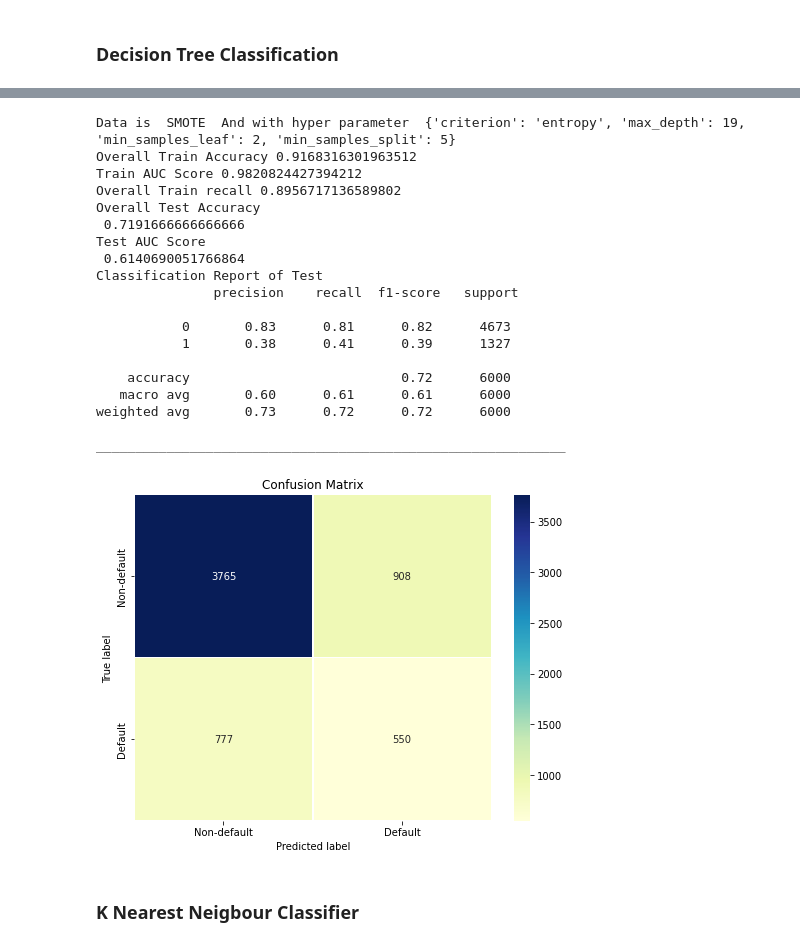
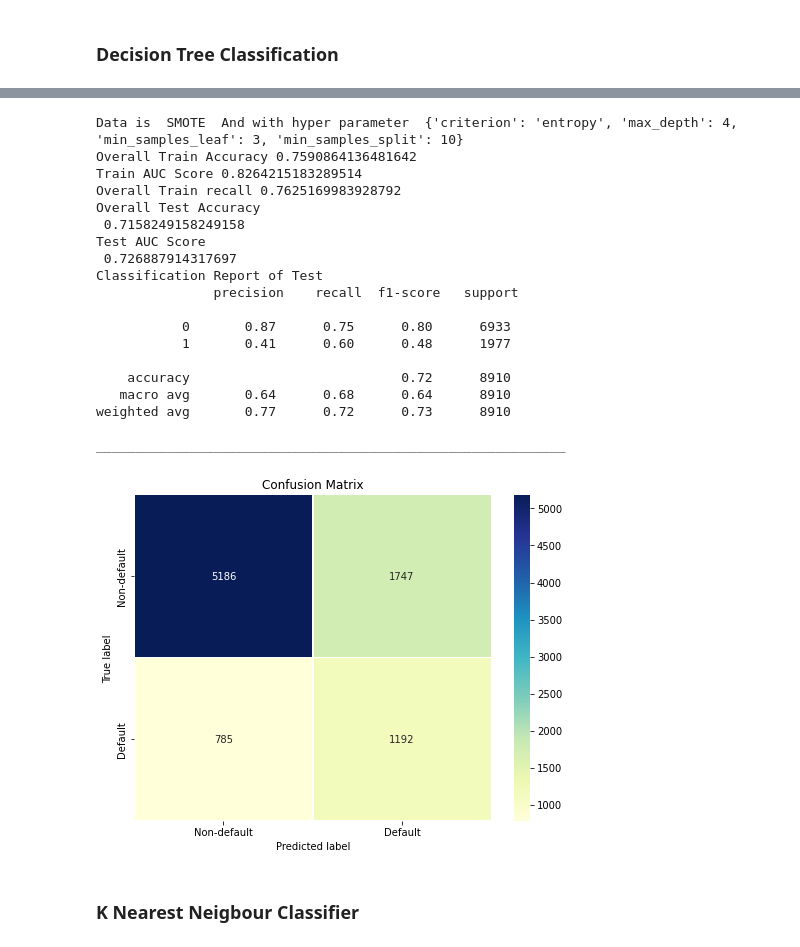
Before and after one commit to krishna9734/Credit-Card-Default-Prediction, a Jupyter notebook: Copy_of_Credit_Card_Default_Prediction_Capstone_Project.ipynb, the cells around one changed output, grey strips where cells are left out. Cells and saved outputs as stored; diff of their text form; code cells hidden in the pictures.

```diff
--- a/Copy_of_Credit_Card_Default_Prediction_Capstone_Project.ipynb
+++ b/Copy_of_Credit_Card_Default_Prediction_Capstone_Project.ipynb
@@ -563,4 +601,4 @@ from sklearn.model_selection import train_test_split
 X = balanced_df_new.drop(['IsDefaulter'], axis=1)
 y = balanced_df_new['IsDefaulter']
 # X_train, X_test, y_train, y_test = train_test_split(X,y, test_size=0.2, random_state=0)
-X_train, X_test, y_train, y_test = train_test_split(X, y, test_size=0.2,random_state=42,stratify=y)
+X_train, X_test, y_train, y_test = train_test_split(X, y, test_size=0.3,random_state=42,stratify=y)
@@ -571,9 +605,14 @@ categorical_cols = ['gender','marital_status','education','payment_status_sept',
 # %% [markdown]
 ## **SMOTE** to balance the data
 # %%
+# Importing SMOTE
+from imblearn.over_sampling import SMOTE
 # SMOTE: Synthetic Minority Oversampling Technique
 sm = SMOTE(random_state=42)
-x_smote, y_smote = sm.fit_resample(X_train, y_train)
+X_smote, y_smote = sm.fit_resample(X_train, y_train)
 print(len(y_smote))
-print(y_smote)
+print(y_smote.sum())
+X_train = [X_smote]
+y_train = [y_smote]
+name = ['SMOTE']
 # %% [output]
@@ -593,5 +620,0 @@ Name: IsDefaulter, Length: 37382, dtype: int64
-# %%
-## Storing original Dataset
-X_train = [x_smote]
-y_train = [y_smote]
-name = ['SMOTE']
@@ -758,10 +745,10 @@ Tuned Random Tree Parameters: {'criterion': 'entropy', 'max_depth': 6, 'max_feat
 ____________________________________________________________________________________________________
 # %%
 # Best Parameter of each Sampling Method
-param_rf = [{'criterion': 'gini', 'max_depth': 4, 'max_features': 1, 'min_samples_leaf': 5, 'min_samples_split': 11, 'n_estimators': 90}]
+param_rf = [{'criterion': 'gini', 'max_depth': 7, 'max_features': 2, 'min_samples_leaf': 12, 'min_samples_split': 7, 'n_estimators': 117}]
 # Result of each Sampling Method
 index = [0]
-for Xtrain,ytrain,sampleName,index in zip(X_train,y_train,name,index):
+for Xtrain,ytrain,sampleName,index in zip(xtrain_data,ytrain_data,name,index):
     print('Data is ',sampleName ,' And with hyper parameter ',param_rf[index])
     model_eval(RandomForestClassifier(**param_rf[index],random_state= 42), Xtrain, ytrain,X_test,y_test)
     print("_" * 60)
@@ -812,34 +798,34 @@ Tuned Decision Tree Parameters: {'criterion': 'entropy', 'max_depth': 19, 'min_s
 ____________________________________________________________________________________________________
 # %%
 # Best Parameter of each Sampling Method
-param_dt = [{'criterion': 'entropy', 'max_depth': 19, 'min_samples_leaf': 2, 'min_samples_split': 5}]
-# Setting the result of each Sampling Method
+param_dt = [{'criterion': 'entropy', 'max_depth': 4, 'min_samples_leaf': 3, 'min_samples_split': 10}]
+# Result of each Sampling Method
 index = [0]
 for Xtrain,ytrain,sampleName,index in zip(X_train,y_train,name,index):
     print('Data is ',sampleName ,' And with hyper parameter ',param_dt[index])
     model_eval(DecisionTreeClassifier(**param_dt[index],random_state= 42), Xtrain,ytrain,X_test,y_test)
     print("_" * 60)
 # %% [output]
-Data is  SMOTE  And with hyper parameter  {'criterion': 'entropy', 'max_depth': 19, 'min_samples_leaf': 2, 'min_samples_split': 5}
-Overall Train Accuracy 0.9168316301963512
-Train AUC Score 0.9820824427394212
-Overall Train recall 0.8956717136589802
+Data is  SMOTE  And with hyper parameter  {'criterion': 'entropy', 'max_depth': 4, 'min_samples_leaf': 3, 'min_samples_split': 10}
+Overall Train Accuracy 0.7590864136481642
+Train AUC Score 0.8264215183289514
+Overall Train recall 0.7625169983928792
 Overall Test Accuracy
- 0.7191666666666666
+ 0.7158249158249158
 Test AUC Score
- 0.6140690051766864
+ 0.726887914317697
 Classification Report of Test
                precision    recall  f1-score   support
 
-           0       0.83      0.81      0.82      4673
-           1       0.38      0.41      0.39      1327
+           0       0.87      0.75      0.80      6933
+           1       0.41      0.60      0.48      1977
 
-    accuracy                           0.72      6000
-   macro avg       0.60      0.61      0.61      6000
-weighted avg       0.73      0.72      0.72      6000
+    accuracy                           0.72      8910
+   macro avg       0.64      0.68      0.64      8910
+weighted avg       0.77      0.72      0.73      8910
 
 ____________________________________________________________
-[figure, old version]
+[figure, new version]
 # %% [markdown]
 ### K Nearest Neigbour Classifier
 # %%
```
Also changed, not shown: parts of 43 cells of this notebook.
